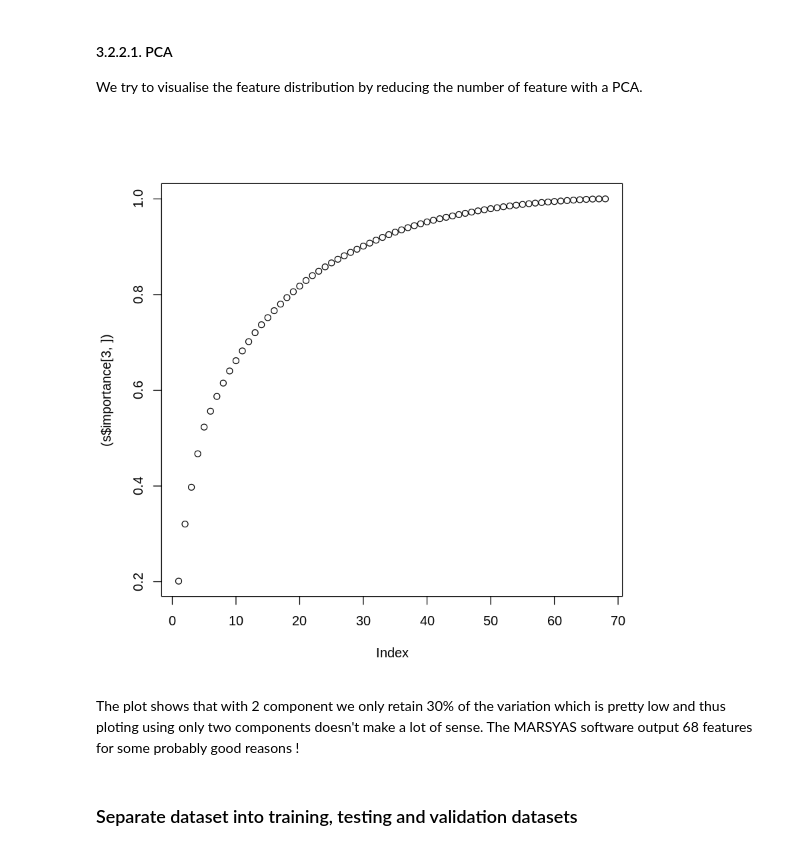
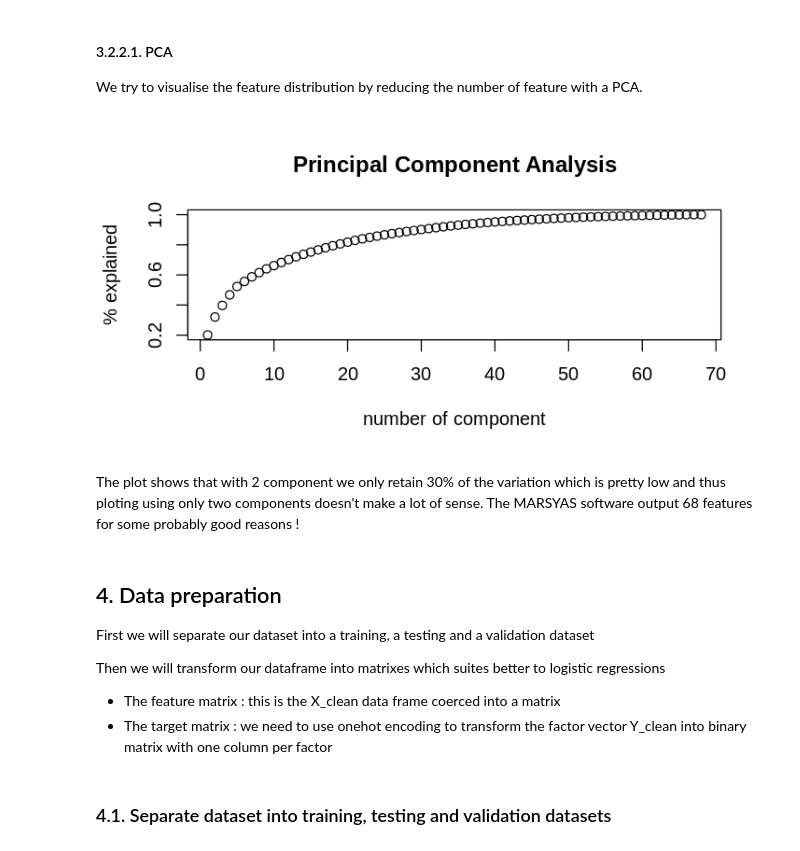
Before and after one commit to NicolasNeiman/The_orgine_of_music, a Jupyter notebook: ipynb/The_Origne_Of_music.ipynb, the cells around one changed output. Cells and saved outputs as stored; diff of their text form; code cells hidden in the pictures.

```diff
--- a/ipynb/The_Origne_Of_music.ipynb
+++ b/ipynb/The_Origne_Of_music.ipynb
@@ -33,2 +26,3 @@ path<-file.path("OriginOfMusic","Geographical Original of Music", "default_featu
 # %%
-df<-read.csv(path, header = FALSE)
+path<-file.path("..","data","default_features_1059_tracks.txt")
+df<-read.csv(path, header = FALSE, stringsAsFactors = F)
@@ -37,4 +29 @@ df<-read.csv(path, header = FALSE)
-# %%
-path<-file.path("data","default_features_1059_tracks.txt")
-df<-read.csv(path, header = FALSE)
 # %% [markdown]
@@ -94,11 +85,19 @@ We try to visualise the feature distribution by reducing the number of feature w
 # %%
 ir.pca <- prcomp(X_clean, center = TRUE, scale. = TRUE)
 # %%
-plot((summary(ir.pca)$importance[3,]))
+plot((summary(ir.pca)$importance[3,]), ylab = "% explained", xlab = "number of component")
+title(main="Principal Component Analysis")
 # %% [output]
-[figure, old version]
+[figure, new version]
 # %% [markdown]
 The plot shows that with 2 component we only retain 30% of the variation which is pretty low and thus ploting using only two components doesn't make a lot of sense.
 The MARSYAS software output 68 features for some probably good reasons !
+# %% [markdown]
+## 4. Data preparation <a name="part4"></a>
+First we will separate our dataset into a training, a testing and a validation dataset
+
+Then we will transform our dataframe into matrixes which suites better to logistic regressions
+* The feature matrix : this is the X_clean data frame coerced into a matrix
+* The target matrix : we need to use onehot encoding to transform the factor vector Y_clean into binary matrix with one column per factor
 # %% [markdown]
-### Separate dataset into training, testing and validation datasets
+### 4.1. Separate dataset into training, testing and validation datasets
```
Also changed, not shown: parts of 37 cells of this notebook.
